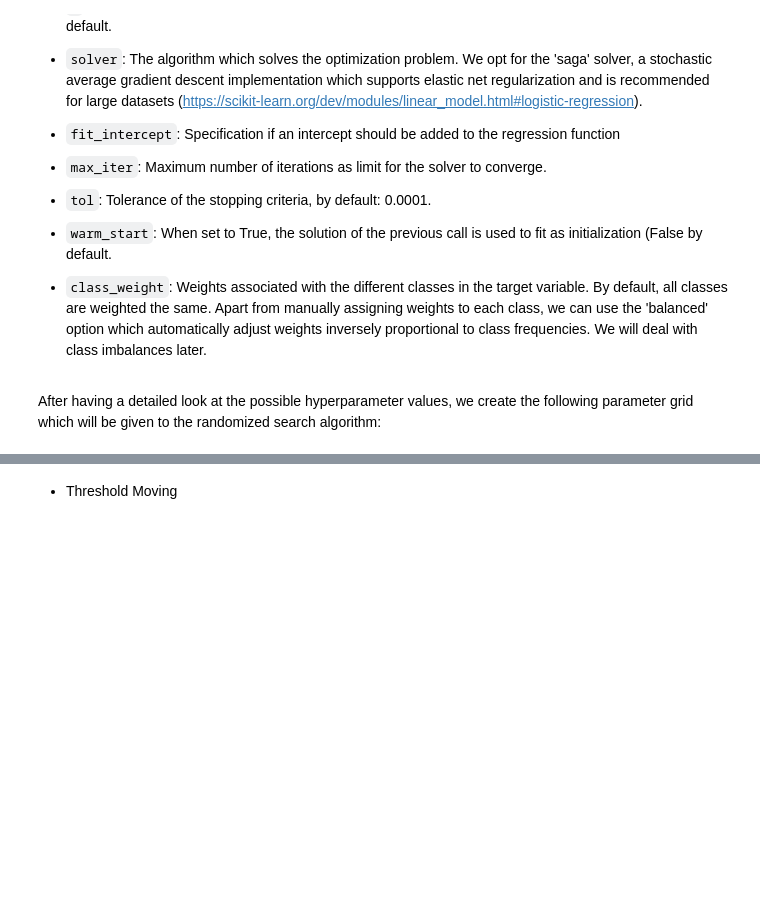
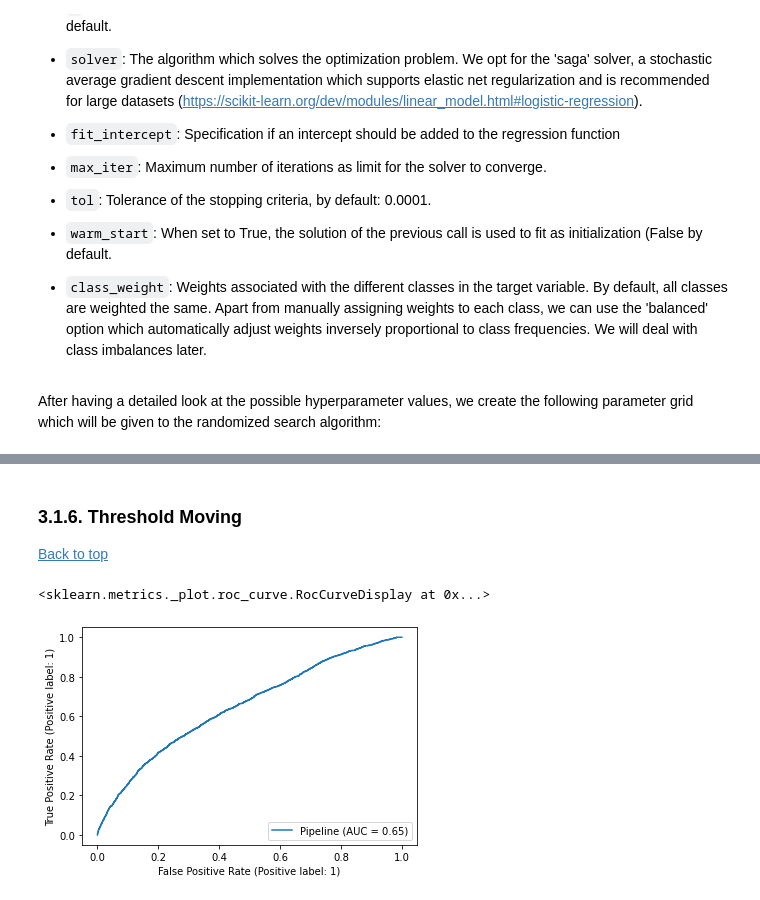
Before and after one commit to F4LLC0N3R/ML-Group-2---Diabetes, a Jupyter notebook: Logistic Regression.ipynb, the cells around one changed output, grey strips where cells are left out. Drawn from its saved outputs; the diff is of its cells as text; code cells hidden in the pictures; blank space fills up the shorter version.

```diff
--- a/Logistic Regression.ipynb
+++ b/Logistic Regression.ipynb
@@ -284,2 +248,8 @@ calibrated_model.fit(X_train, y_train)
 # %% [markdown]
-- Threshold Moving
+### 3.1.6. Threshold Moving
+[Back to top](#top)
+# %%
+RocCurveDisplay.from_estimator(pipe, X_test, y_test)
+# %% [output]
+<sklearn.metrics._plot.roc_curve.RocCurveDisplay at 0x...>
+[figure, added]
```
Also changed, not shown: parts of 25 cells of this notebook.
